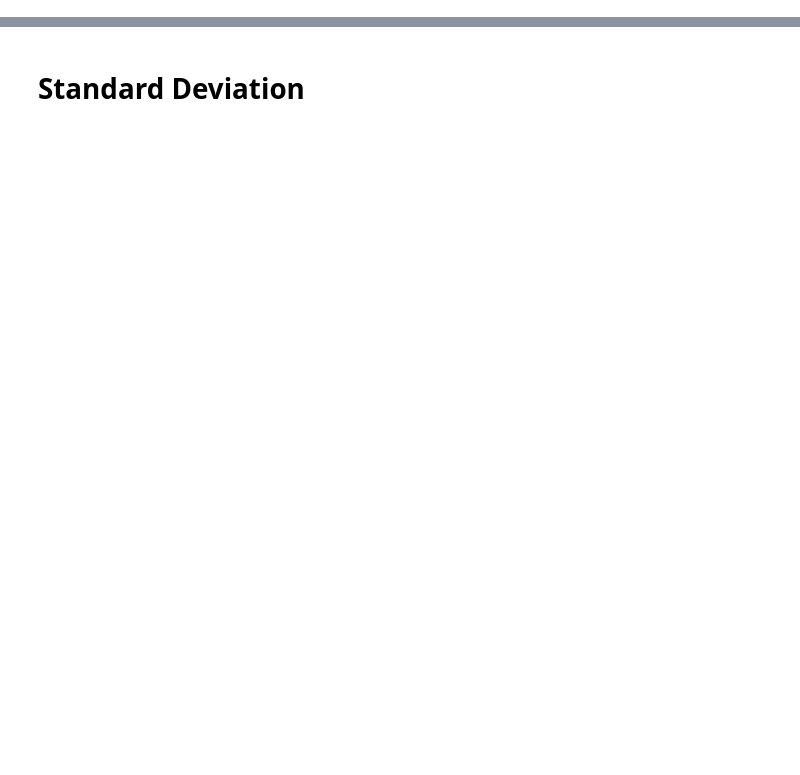
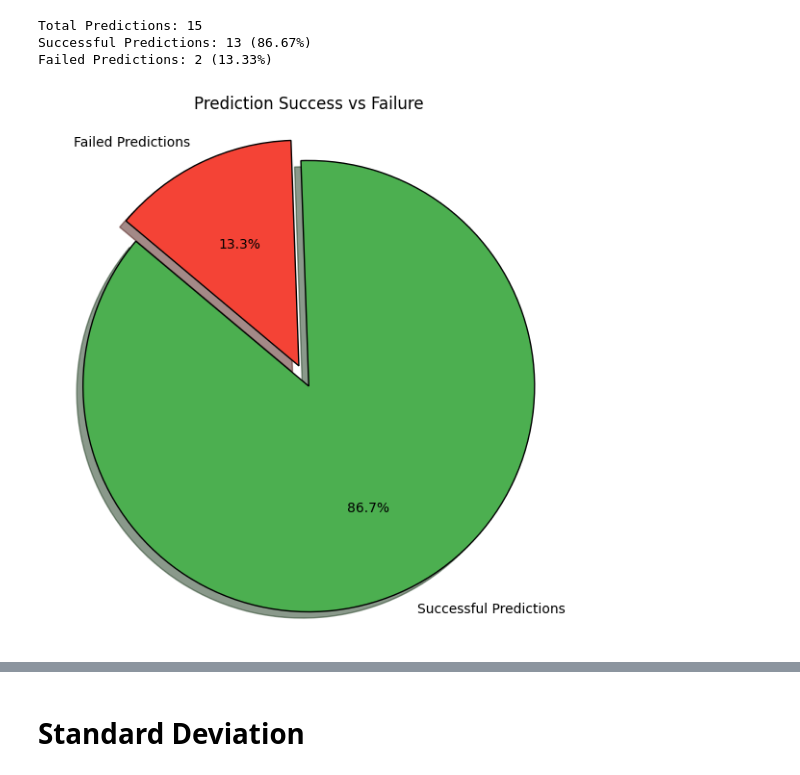
Before and after one commit to pinthoz/analogic-watch-detector, a Jupyter notebook: Analysis.ipynb, the cells around one changed output, grey strips where cells are left out. Saved outputs shown, nothing was run; the diff lists cells and outputs as text; code cells hidden in the pictures; blank space fills up the shorter version.

```diff
--- a/Analysis.ipynb
+++ b/Analysis.ipynb
@@ -35,3 +39,49 @@ comparison
+# %%
+# Define a function to classify as successful or failed based on the "Predicted Time"
+def classify_prediction(predicted_time):
+    if isinstance(predicted_time, str) and ("failed" in predicted_time.lower() or "detection failed" in predicted_time.lower()):
+        return "Failed"
+    else:
+        return "Successful"
+
+# Apply the classification function to the 'Predicted Time' column
+comparison['Prediction Status'] = comparison['Predicted Time'].apply(classify_prediction)
+
+# Calculate the number of successful and failed predictions
+successful_predictions = (comparison['Prediction Status'] == "Successful").sum()
+failed_predictions = (comparison['Prediction Status'] == "Failed").sum()
+
+# Calculate the ratio of successful to failed detections
+total_predictions = len(comparison)
+success_ratio = successful_predictions / total_predictions * 100
+failure_ratio = failed_predictions / total_predictions * 100
+
+# Output the results
+print(f"Total Predictions: {total_predictions}")
+print(f"Successful Predictions: {successful_predictions} ({success_ratio:.2f}%)")
+print(f"Failed Predictions: {failed_predictions} ({failure_ratio:.2f}%)")
+# %% [output]
+Total Predictions: 15
+Successful Predictions: 13 (86.67%)
+Failed Predictions: 2 (13.33%)
+# %%
+import matplotlib.pyplot as plt
+
+# Data for the pie chart
+labels = ['Successful Predictions', 'Failed Predictions']
+sizes = [successful_predictions, failed_predictions]
+colors = ['#4CAF50', '#F44336']  # Green for successful, red for failed
+explode = (0.1, 0)  # Slightly "explode" the successful slice to highlight it
+
+# Plotting the pizza chart
+plt.figure(figsize=(7, 7))
+plt.pie(sizes, explode=explode, labels=labels, colors=colors, autopct='%1.1f%%', startangle=140,
+        shadow=True, wedgeprops={'edgecolor': 'black'})
+plt.title('Prediction Success vs Failure')
+plt.axis('equal')  # Equal aspect ratio ensures the pie chart is circular.
+plt.show()
+# %% [output]
+[figure, added]
 # %%
 # Convert times to seconds for plotting
 def time_to_seconds(time_str):
```
Also changed, not shown: parts of 20 cells of this notebook, 34 other files.
